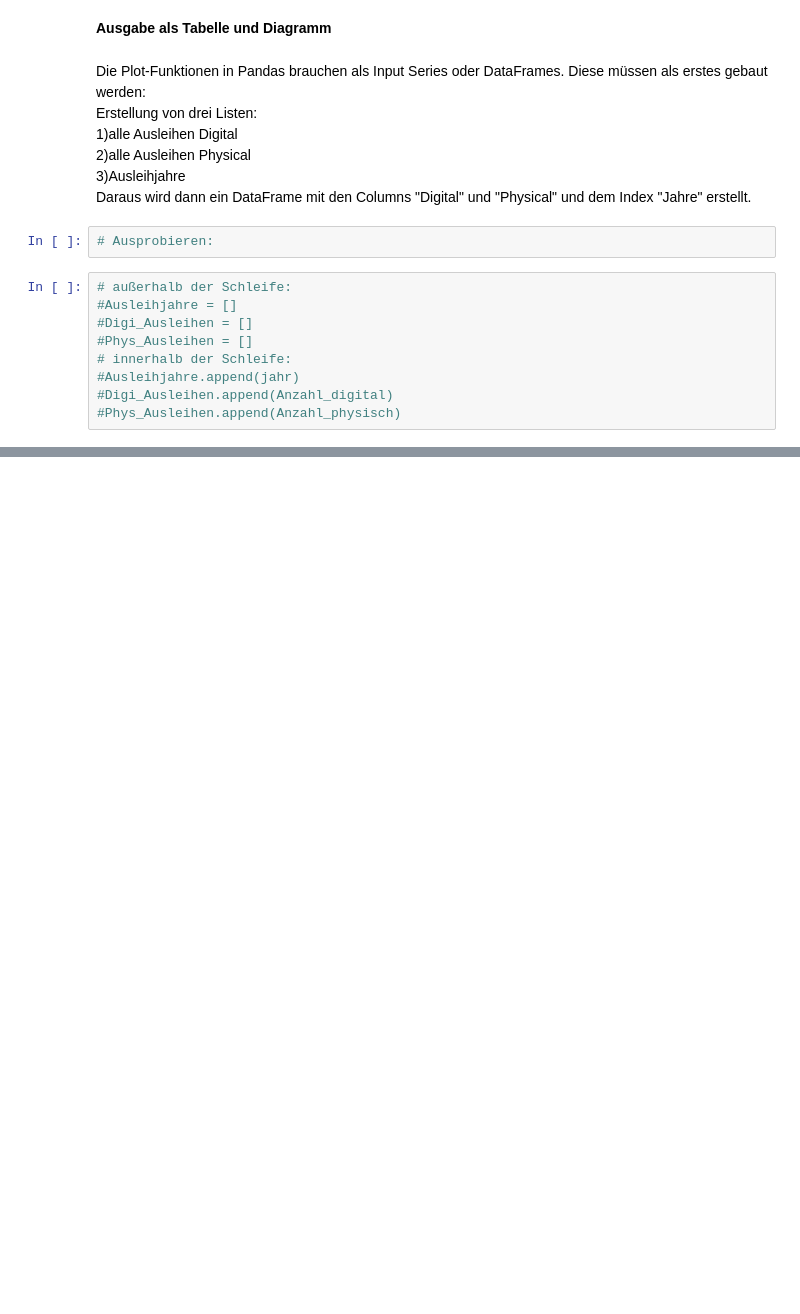
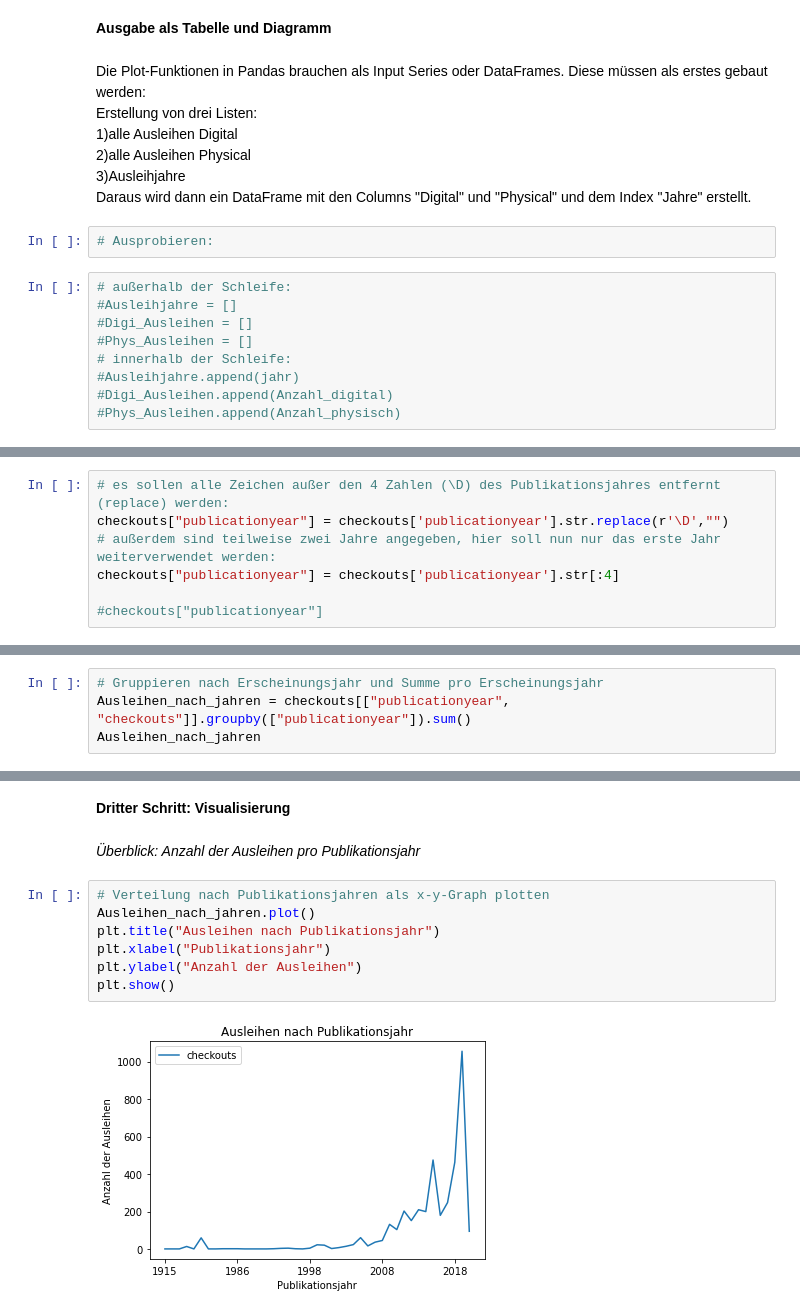
Before and after one commit to StephanieRehwald2/MALIS19-WPM9-Python-Aufgabe, a Jupyter notebook: Checkouts.ipynb, the cells around one changed output, grey strips where cells are left out. Saved outputs shown, nothing was run; the diff lists cells and outputs as text; blank space fills up the shorter version.

Commit message:
Add files via upload
Datenanalyse 4: Ausleihen nach Publikationsjahren

```diff
--- a/Checkouts.ipynb
+++ b/Checkouts.ipynb
@@ -220,0 +334,7 @@ plt.show()
+# %%
+# es sollen alle Zeichen außer den 4 Zahlen (\D) des Publikationsjahres entfernt (replace) werden:
+checkouts["publicationyear"] = checkouts['publicationyear'].str.replace(r'\D',"")
+# außerdem sind teilweise zwei Jahre angegeben, hier soll nun nur das erste Jahr weiterverwendet werden:
+checkouts["publicationyear"] = checkouts['publicationyear'].str[:4]
+
+#checkouts["publicationyear"]
@@ -220,0 +360,4 @@ plt.show()
+# %%
+# Gruppieren nach Erscheinungsjahr und Summe pro Erscheinungsjahr
+Ausleihen_nach_jahren = checkouts[["publicationyear", "checkouts"]].groupby(["publicationyear"]).sum()
+Ausleihen_nach_jahren
@@ -220,0 +383,13 @@ plt.show()
+# %% [markdown]
+**Dritter Schritt: Visualisierung**
+# %% [markdown]
+*Überblick: Anzahl der Ausleihen pro Publikationsjahr*
+# %%
+# Verteilung nach Publikationsjahren als x-y-Graph plotten
+Ausleihen_nach_jahren.plot()
+plt.title("Ausleihen nach Publikationsjahr")
+plt.xlabel("Publikationsjahr")
+plt.ylabel("Anzahl der Ausleihen")
+plt.show()
+# %% [output]
+[figure, added]
```
Also changed, not shown: parts of 33 cells of this notebook.
